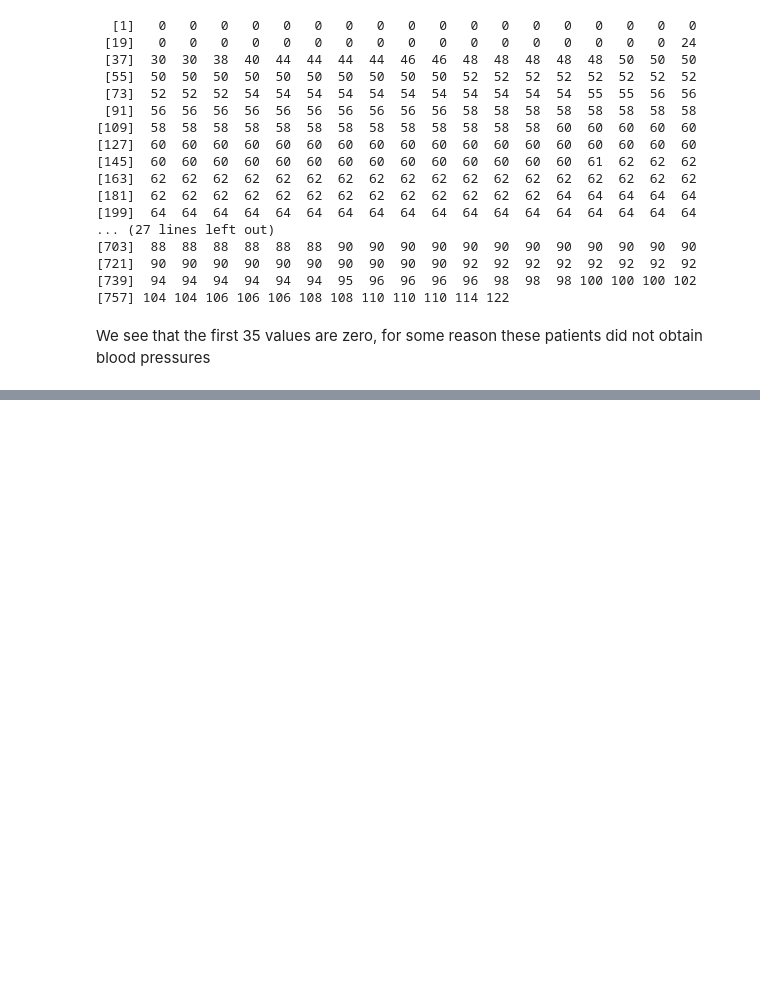
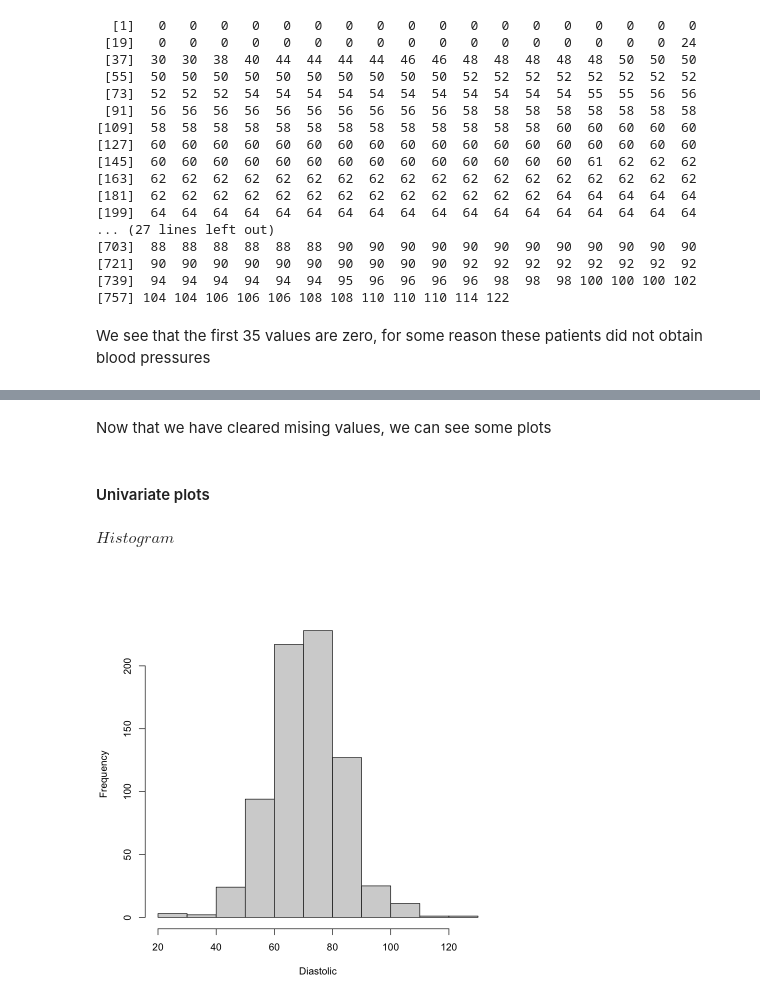
Before and after one commit to rajansawhney/linear-models-with-R, a Jupyter notebook: notebook/01-intro.ipynb, the cells around one changed output, grey strips where cells are left out. Drawn from its saved outputs; the diff is of its cells as text; code cells hidden in the pictures; blank space fills up the shorter version.

Commit message:
plots and linear modeling reasons

```diff
--- a/notebook/01-intro.ipynb
+++ b/notebook/01-intro.ipynb
@@ -84,0 +87,6 @@ We see that the first 35 values are zero, for some reason these patients did not
+# %%
+pima$diastolic[pima$diastolic == 0] <- NA
+pima$glucose[pima$glucose == 0] <- NA
+pima$triceps[pima$triceps == 0] <- NA
+pima$insulin[pima$insulin == 0] <- NA
+pima$bmi[pima$bmi == 0] <- NA
@@ -84,0 +95,3 @@ We see that the first 35 values are zero, for some reason these patients did not
+# %%
+pima$test <- factor(pima$test)
+summary(pima$test)
@@ -84,0 +128,10 @@ We see that the first 35 values are zero, for some reason these patients did not
+# %% [markdown]
+Now that we have cleared mising values, we can see some plots
+# %% [markdown]
+#### Univariate plots
+# %% [markdown]
+$Histogram$
+# %%
+hist(pima$diastolic, xlab="Diastolic", main="")
+# %% [output]
+[figure, added]
```
Also changed, not shown: parts of 20 cells of this notebook, 1 other file.
